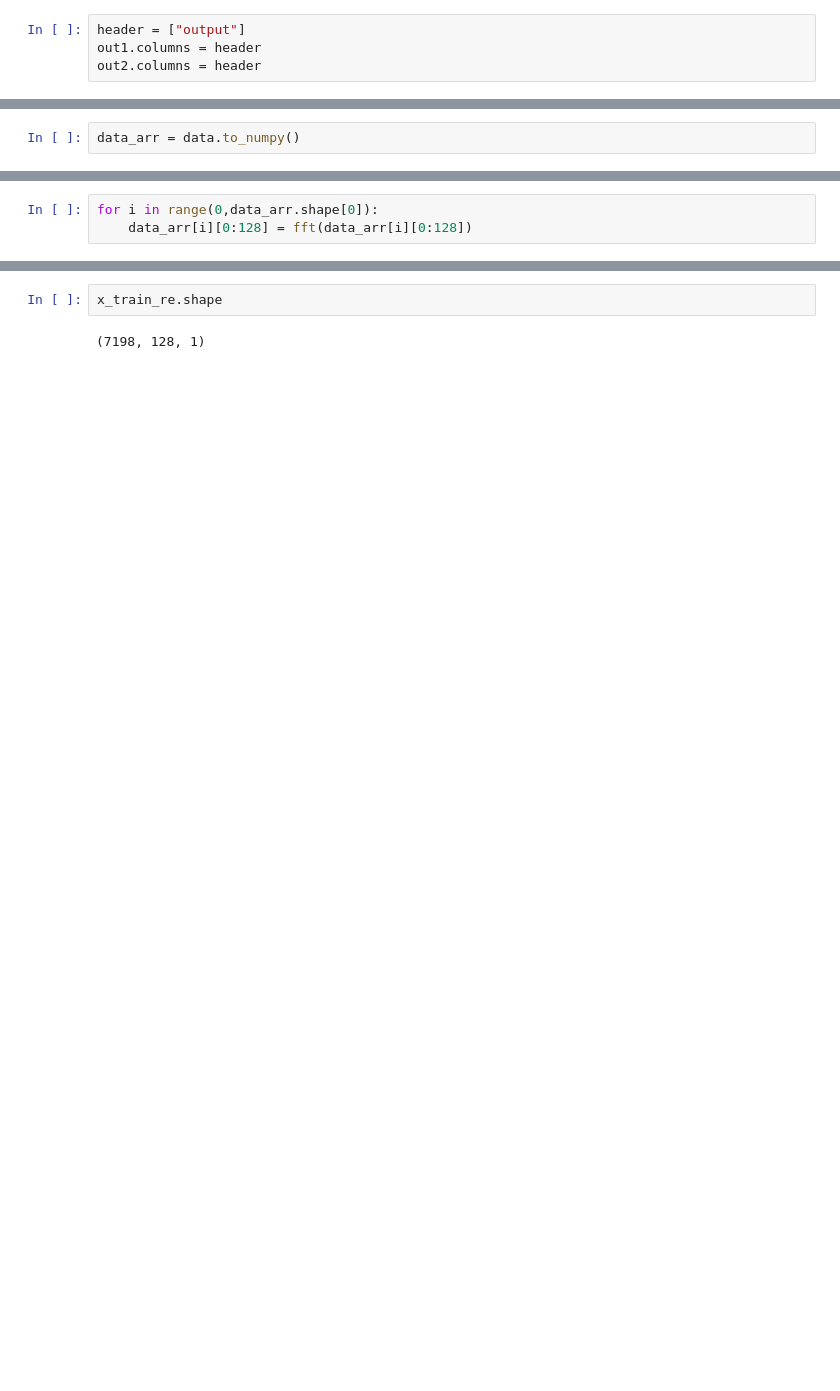
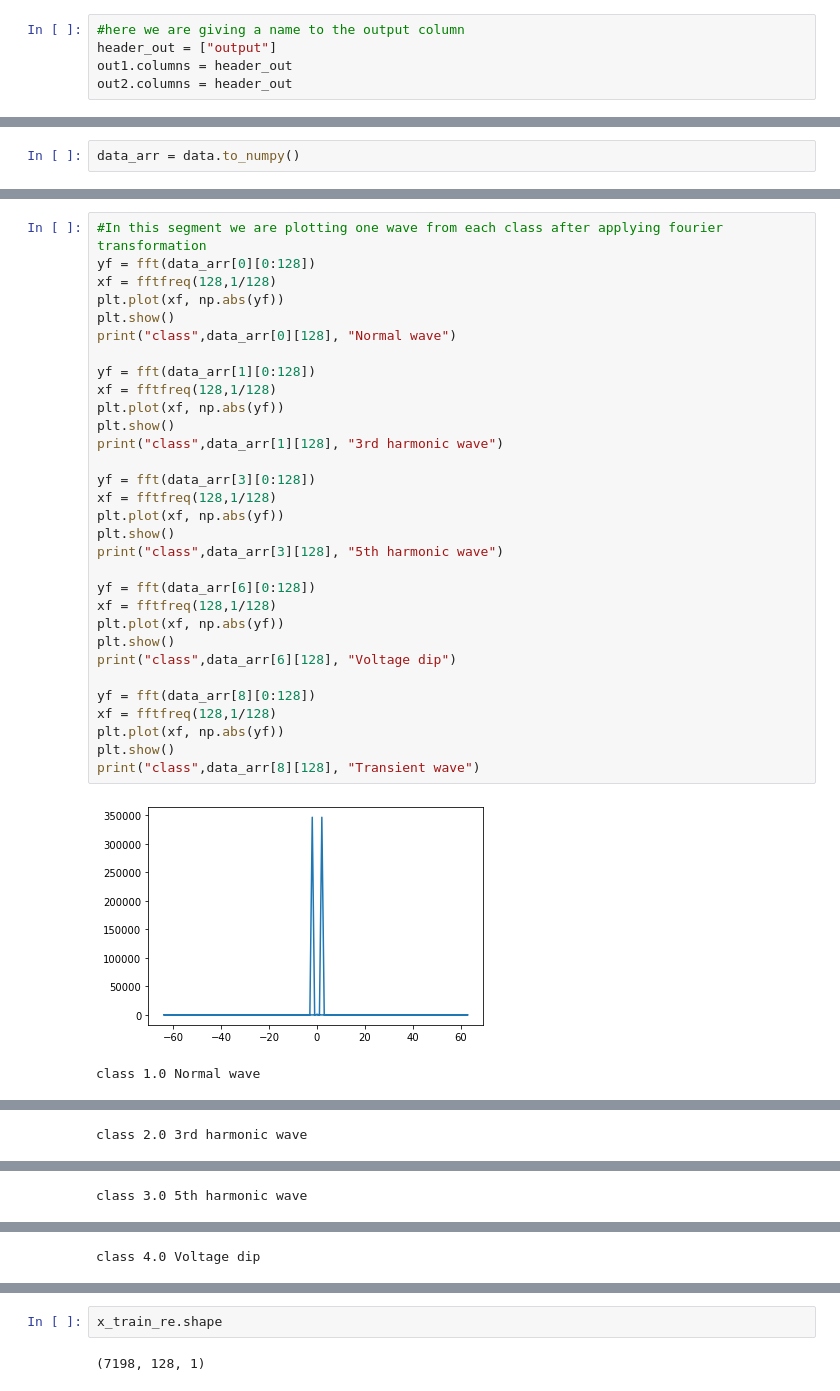
Before and after one commit to purush34/Amrita_Honeywell_Hackathon, a Jupyter notebook: CNN/CNN_implementation_1.ipynb, the cells around one changed output, grey strips where cells are left out. Drawn from its saved outputs; the diff is of its cells as text; blank space fills up the shorter version.

```diff
--- a/CNN/CNN_implementation_1.ipynb
+++ b/CNN/CNN_implementation_1.ipynb
@@ -69,10 +94,11 @@ data.head()
 data.shape
 # %% [output]
 (11998, 128)
-# %%
-header = ["output"]
-out1.columns = header
-out2.columns = header
+# %%
+#here we are giving a name to the output column
+header_out = ["output"]
+out1.columns = header_out
+out2.columns = header_out
 # %%
 out2.head()
 # %% [output]
@@ -119,3 +140,0 @@ data_arr.shape
-# %%
-for i in range(0,data_arr.shape[0]):
-    data_arr[i][0:128] = fft(data_arr[i][0:128])
@@ -121,0 +148,34 @@ for i in range(0,data_arr.shape[0]):
+# %%
+#In this segment we are plotting one wave from each class after applying fourier transformation
+yf = fft(data_arr[0][0:128])
+xf = fftfreq(128,1/128)
+plt.plot(xf, np.abs(yf))
+plt.show()
+print("class",data_arr[0][128], "Normal wave")
+
+yf = fft(data_arr[1][0:128])
+xf = fftfreq(128,1/128)
+plt.plot(xf, np.abs(yf))
+plt.show()
+print("class",data_arr[1][128], "3rd harmonic wave")
+
+yf = fft(data_arr[3][0:128])
+xf = fftfreq(128,1/128)
+plt.plot(xf, np.abs(yf))
+plt.show()
+print("class",data_arr[3][128], "5th harmonic wave")
+
+yf = fft(data_arr[6][0:128])
+xf = fftfreq(128,1/128)
+plt.plot(xf, np.abs(yf))
+plt.show()
+print("class",data_arr[6][128], "Voltage dip")
+
+yf = fft(data_arr[8][0:128])
+xf = fftfreq(128,1/128)
+plt.plot(xf, np.abs(yf))
+plt.show()
+print("class",data_arr[8][128], "Transient wave")
+# %% [output]
+[figure, added]
+class 1.0 Normal wave
@@ -121,0 +183 @@ for i in range(0,data_arr.shape[0]):
+class 2.0 3rd harmonic wave
@@ -121,0 +185 @@ for i in range(0,data_arr.shape[0]):
+class 3.0 5th harmonic wave
@@ -121,0 +187 @@ for i in range(0,data_arr.shape[0]):
+class 4.0 Voltage dip
```
Also changed, not shown: parts of 57 cells of this notebook, 8 other files.
